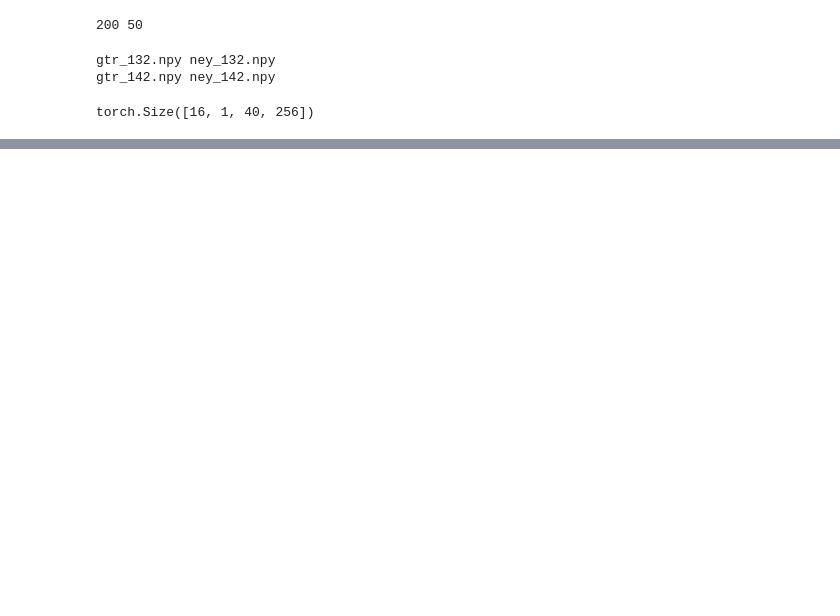
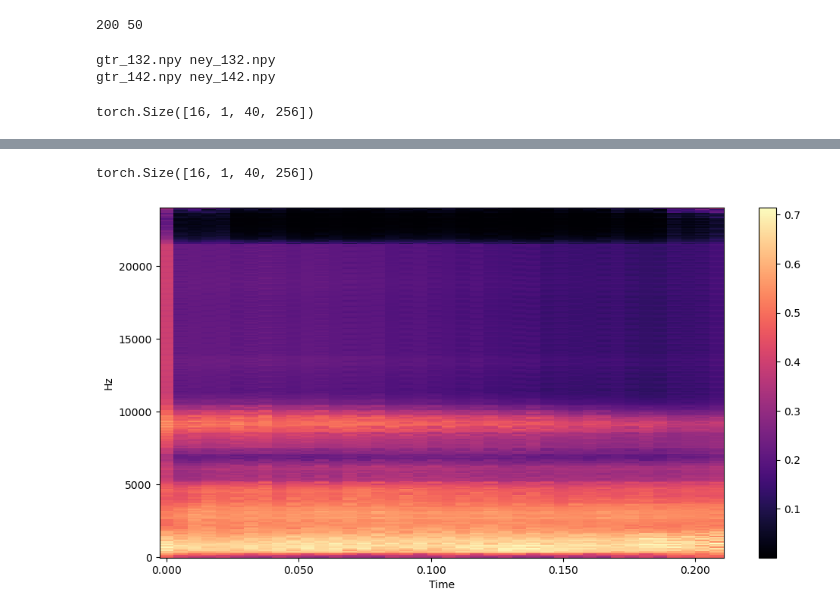
Before and after one commit to ihpar/ney_gtr, a Jupyter notebook: data_loader.ipynb, the cells around one changed output, grey strips where cells are left out. Drawn from its saved outputs; the diff is of its cells as text; code cells hidden in the pictures; blank space fills up the shorter version.

```diff
--- a/data_loader.ipynb
+++ b/data_loader.ipynb
@@ -137,0 +196,32 @@ class AutoEncoderCNN(nn.Module):
+# %%
+gtr_spectrograms_test, ney_spectrograms_test = next(iter(test_data_loader))
+with torch.no_grad():
+    predictions = gtr_2_ney_model(gtr_spectrograms_test)
+
+print(predictions.shape)
+# %% [output]
+torch.Size([16, 1, 40, 256])
+# %%
+def restore_predictions(predictions):
+    restored_predictions = predictions.numpy()
+    restored_predictions = np.transpose(restored_predictions, (0, 3, 2, 1))
+    restored_predictions = np.squeeze(restored_predictions)
+    return restored_predictions
+# %%
+restored_predictions = restore_predictions(predictions)
+# %%
+def plot_spectrogram(Y, sr, hop_length, y_axis="linear"):
+    plt.figure(figsize=(12, 6))
+    librosa.display.specshow(
+        Y,
+        sr=sr,
+        hop_length=hop_length,
+        x_axis="time",
+        y_axis=y_axis)
+
+    plt.colorbar()
+# %%
+prediction = restored_predictions[0]
+plot_spectrogram(prediction, SR, HOP_LENGTH)
+# %% [output]
+[figure, added]
```
Also changed, not shown: parts of 9 cells of this notebook.
